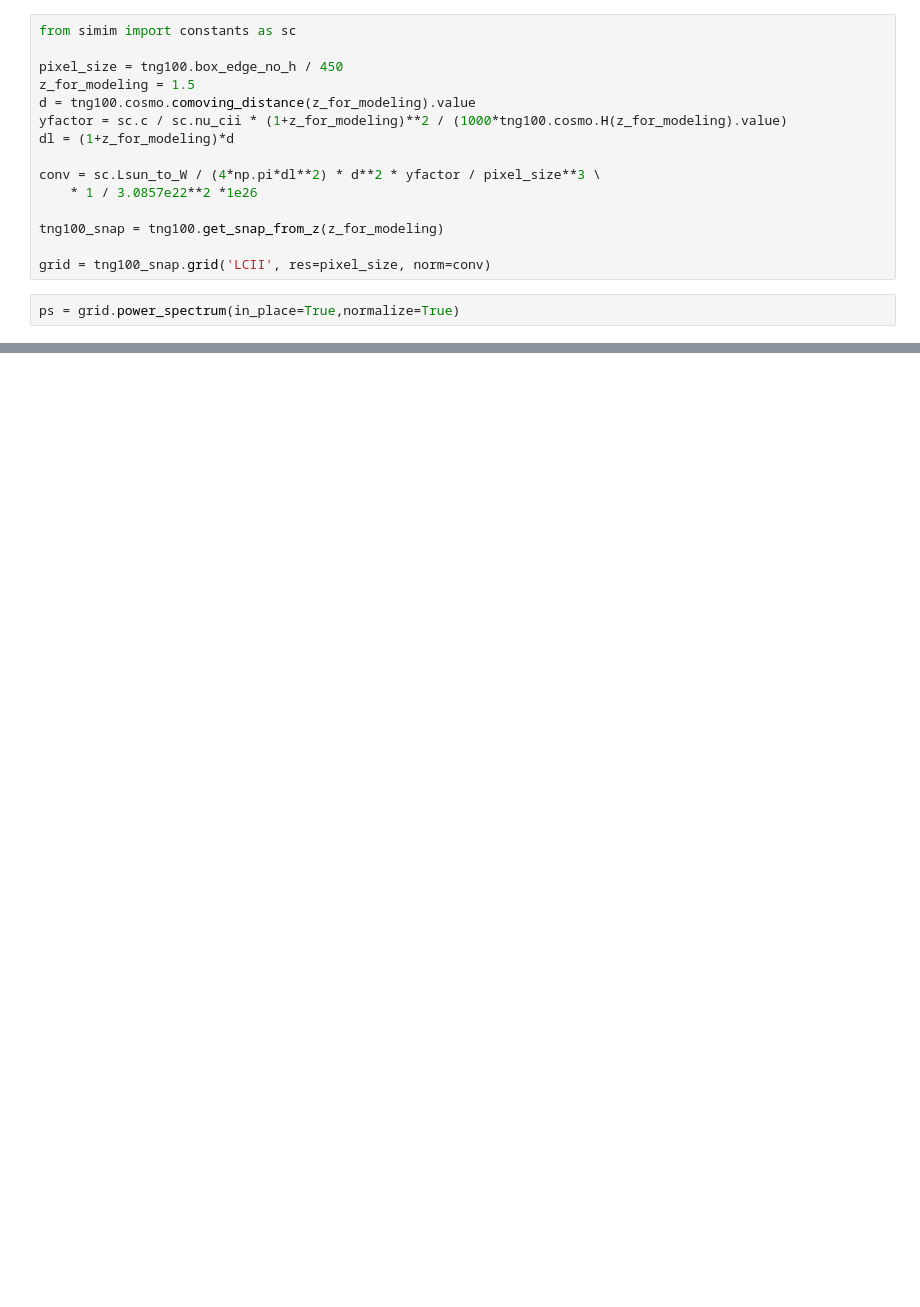
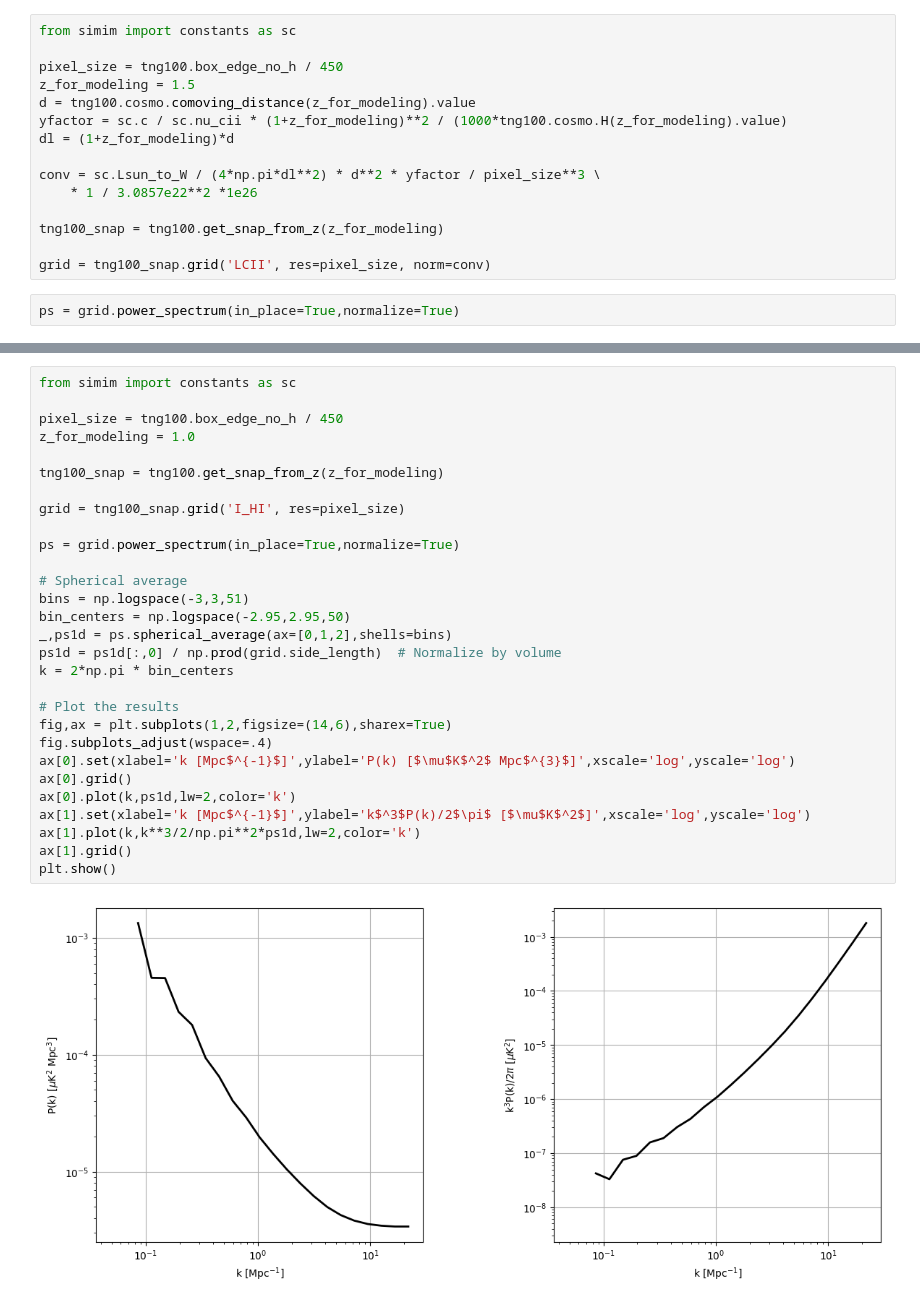
Before and after one commit to shubhagrawal30/crossLIM, a Jupyter notebook: simim/auto.ipynb, the cells around one changed output, grey strips where cells are left out. Drawn from its saved outputs; the diff is of its cells as text; blank space fills up the shorter version.

```diff
--- a/simim/auto.ipynb
+++ b/simim/auto.ipynb
@@ -104,0 +201,31 @@ plt.show()
+# %%
+from simim import constants as sc
+
+pixel_size = tng100.box_edge_no_h / 450
+z_for_modeling = 1.0
+
+tng100_snap = tng100.get_snap_from_z(z_for_modeling)
+
+grid = tng100_snap.grid('I_HI', res=pixel_size)
+
+ps = grid.power_spectrum(in_place=True,normalize=True)
+
+# Spherical average
+bins = np.logspace(-3,3,51)
+bin_centers = np.logspace(-2.95,2.95,50)
+_,ps1d = ps.spherical_average(ax=[0,1,2],shells=bins)
+ps1d = ps1d[:,0] / np.prod(grid.side_length)  # Normalize by volume
+k = 2*np.pi * bin_centers
+
+# Plot the results
+fig,ax = plt.subplots(1,2,figsize=(14,6),sharex=True)
+fig.subplots_adjust(wspace=.4)
+ax[0].set(xlabel='k [Mpc$^{-1}$]',ylabel='P(k) [$\mu$K$^2$ Mpc$^{3}$]',xscale='log',yscale='log')
+ax[0].grid()
+ax[0].plot(k,ps1d,lw=2,color='k')
+ax[1].set(xlabel='k [Mpc$^{-1}$]',ylabel='k$^3$P(k)/2$\pi$ [$\mu$K$^2$]',xscale='log',yscale='log')
+ax[1].plot(k,k**3/2/np.pi**2*ps1d,lw=2,color='k')
+ax[1].grid()
+plt.show()
+# %% [output]
+[figure, added]
```
Also changed, not shown: parts of 9 cells of this notebook.
